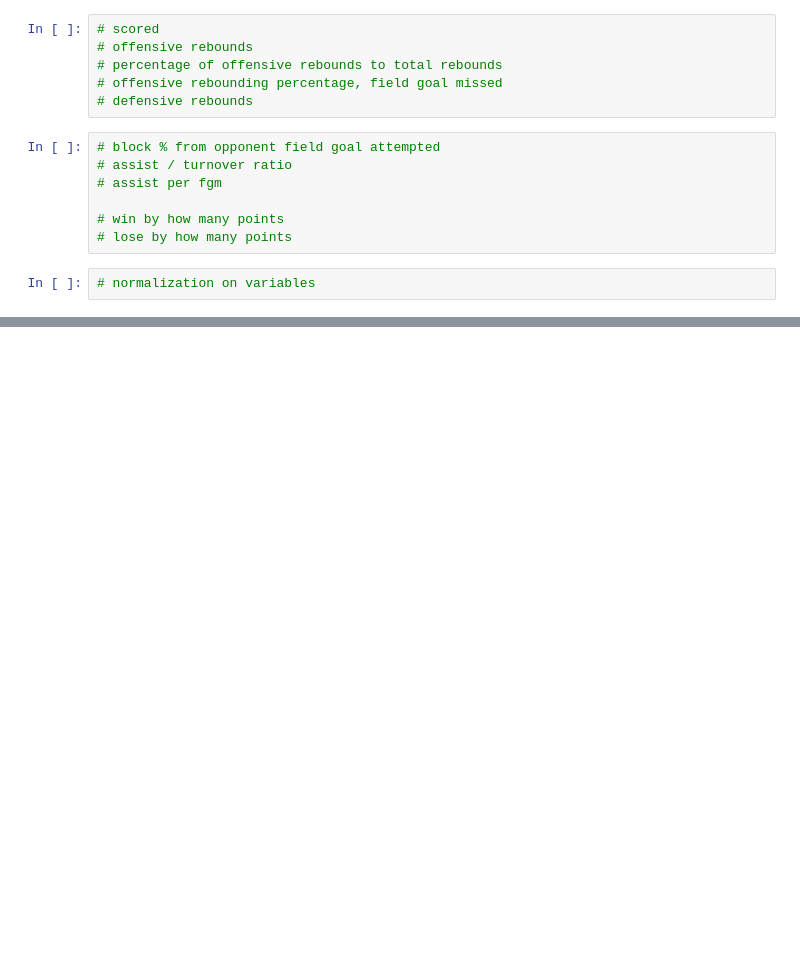
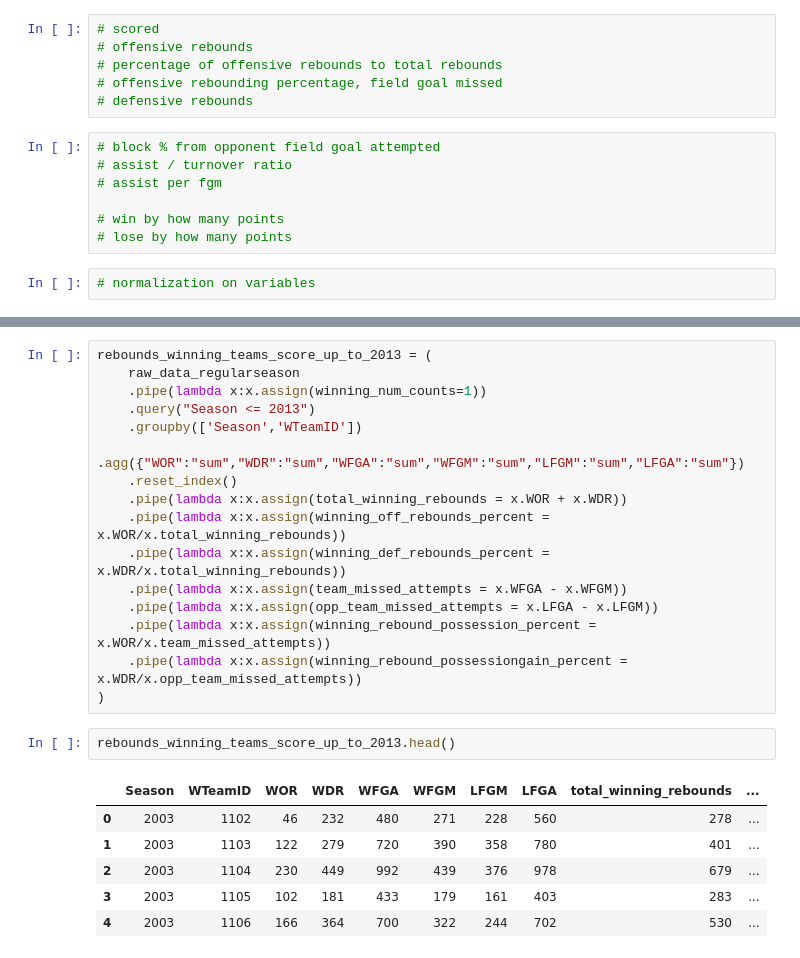
Before and after one commit to shumingpeh/kaggle-ncaa-madness-men, a Jupyter notebook: Intermediate Variables.ipynb, the cells around one changed output, grey strips where cells are left out. Saved outputs shown, nothing was run; the diff lists cells and outputs as text; blank space fills up the shorter version.

```diff
--- a/Intermediate Variables.ipynb
+++ b/Intermediate Variables.ipynb
@@ -414,0 +483,25 @@ pd.read_csv("data/DataFiles/TeamCoaches.csv").head()
+# %%
+rebounds_winning_teams_score_up_to_2013 = (
+    raw_data_regularseason
+    .pipe(lambda x:x.assign(winning_num_counts=1))
+    .query("Season <= 2013")
+    .groupby(['Season','WTeamID'])
+    .agg({"WOR":"sum","WDR":"sum","WFGA":"sum","WFGM":"sum","LFGM":"sum","LFGA":"sum"})
+    .reset_index()
+    .pipe(lambda x:x.assign(total_winning_rebounds = x.WOR + x.WDR))
+    .pipe(lambda x:x.assign(winning_off_rebounds_percent = x.WOR/x.total_winning_rebounds))
+    .pipe(lambda x:x.assign(winning_def_rebounds_percent = x.WDR/x.total_winning_rebounds))
+    .pipe(lambda x:x.assign(team_missed_attempts = x.WFGA - x.WFGM))
+    .pipe(lambda x:x.assign(opp_team_missed_attempts = x.LFGA - x.LFGM))
+    .pipe(lambda x:x.assign(winning_rebound_possession_percent = x.WOR/x.team_missed_attempts))
+    .pipe(lambda x:x.assign(winning_rebound_possessiongain_percent = x.WDR/x.opp_team_missed_attempts))
+)
+# %%
+rebounds_winning_teams_score_up_to_2013.head()
+# %% [output]
+|  | Season | WTeamID | WOR | WDR | WFGA | WFGM | LFGM | LFGA | total_winning_rebounds | ... |
+| 0 | 2003 | 1102 | 46 | 232 | 480 | 271 | 228 | 560 | 278 | ... |
+| 1 | 2003 | 1103 | 122 | 279 | 720 | 390 | 358 | 780 | 401 | ... |
+| 2 | 2003 | 1104 | 230 | 449 | 992 | 439 | 376 | 978 | 679 | ... |
+| 3 | 2003 | 1105 | 102 | 181 | 433 | 179 | 161 | 403 | 283 | ... |
+| 4 | 2003 | 1106 | 166 | 364 | 700 | 322 | 244 | 702 | 530 | ... |
```
Also changed, not shown: parts of 41 cells of this notebook, 2 other files.
